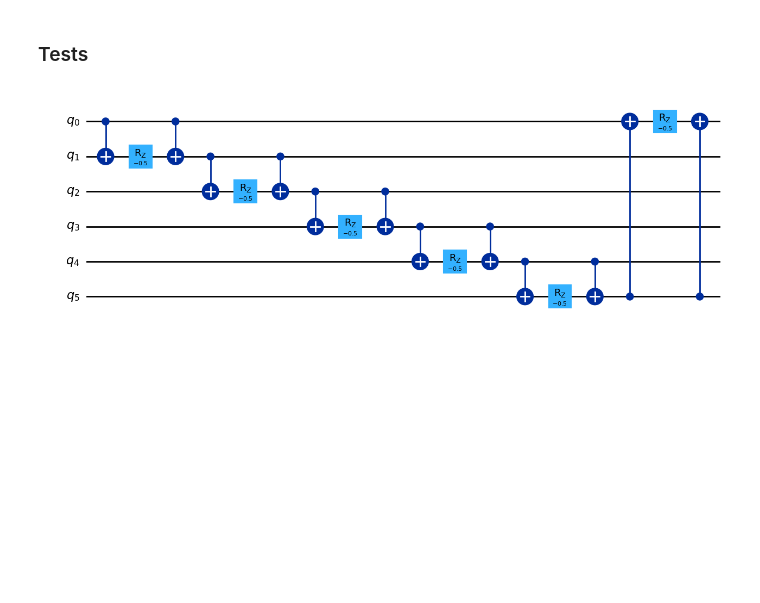
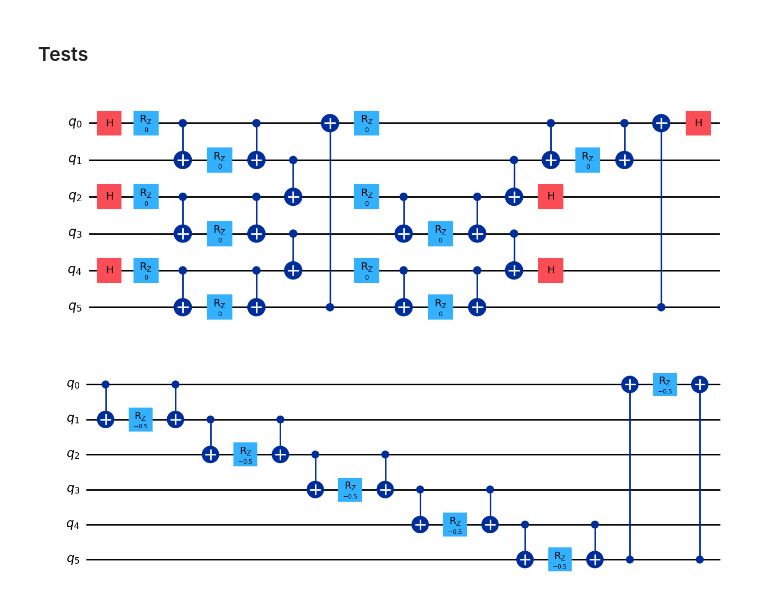
Before and after one commit to zhiyaol/string-breaking, a Jupyter notebook: QCsim.ipynb, the cells around one changed output. Cells and saved outputs as stored; diff of their text form; code cells hidden in the pictures; blank space fills up the shorter version.

```diff
--- a/QCsim.ipynb
+++ b/QCsim.ipynb
@@ -66,20 +114,49 @@ def true_vac(angles = angles_from_vqe, nq = nQ, cir = None):
 # %% [markdown]
 ## Construct Hamiltonian for QC
 # %%
+from math import sqrt
+
+
 def exp_hkin_even(t, nq = nQ, cir = None):
     if cir == None: cir = QuantumCircuit(nq)
+    angles = (1/math.sqrt(2),1/(2* math.sqrt(2)))
     for i in range(nq//2): # odd sites go to x basis
         cir.h(2*i+1)
-    # things
+    for i in range(nq//2):
+        cir.rz((angles[0]+angles[1])*t/2, 2*i+1) # applying the single x gate
+        cir.cx(2*i+1, (2*i+2)%nq)                      # applying IXZ
+        cir.rz((angles[0]- angles[1])*t/2, (2*i+2)%nq)
+        cir.cx(2*i+1, (2*i+2)%nq)
+    for i in range(nq//2):   # applying ZXI, CNOT on the right cancelled with CNOT in ZXZ
+        cir.cx(2*i, 2*i+1)
+        cir.rz((angles[0] - angles[1])*t/2, 2*i+1)
+    for i in range(nq//2):  # applying ZXZ, CNOT on the left cancelled
+        cir.cx(2*i+1, (2*i+2)%nq)
+        cir.rz((angles[0] + angles[1])*t/2, (2*i+2)%nq)
+        cir.cx(2*i+1, (2*i+2)%nq)
+        cir.cx(2*i, 2*i+1)
     for i in range(nq//2): # odd sites go to x basis
         cir.h(2*i+1)
     return cir
 
 def exp_hkin_odd(t, nq = nQ, cir = None):
     if cir == None: cir = QuantumCircuit(nq)
+    angles = (1/math.sqrt(2),1/(2* math.sqrt(2)))
     for i in range(nq//2): # even sites go to x basis
         cir.h(2*i)
-    # things
+    for i in range(nq//2):
+        cir.rz((angles[0]+angles[1])*t/2, 2*i) # applying the single x gate
+        cir.cx(2*i, (2*i+1)%nq)                      # applying IXZ
+        cir.rz((angles[0]- angles[1])*t/2, (2*i+1)%nq)
+        cir.cx(2*i, (2*i+1)%nq)
+    for i in range(nq//2):   # applying ZXI, CNOT on the right cancelled with CNOT in ZXZ
+        cir.cx(2*i+1, (2*i+2)%nq)
+        cir.rz((angles[0] - angles[1])*t/2, (2*i+2)%nq)
+    for i in range(nq//2):  # applying ZXZ, CNOT on the left cancelled
+        cir.cx((2*i+2)%nq, (2*i+3)%nq)
+        cir.rz((angles[0] + angles[1])*t/2, (2*i+3)%nq)
+        cir.cx((2*i+2)%nq, (2*i+3)%nq)
+        cir.cx(2*i+1, (2*i+2)%nq)
     for i in range(nq//2): # even sites go to x basis
         cir.h(2*i)
     return cir
@@ -99,6 +176,12 @@ def exp_he(t, nq = nQ, cir = None):
     return cir
 # %% [markdown]
 ### Tests
+# %%
+hk_cir = exp_hkin_even(0)
+# %%
+hk_cir.draw('mpl')
+# %% [output]
+[figure, added]
 # %%
 HM_cir = exp_hm(1)
 HM_cir.draw('mpl')
```
Also changed, not shown: parts of 11 cells of this notebook, 3 other files.
